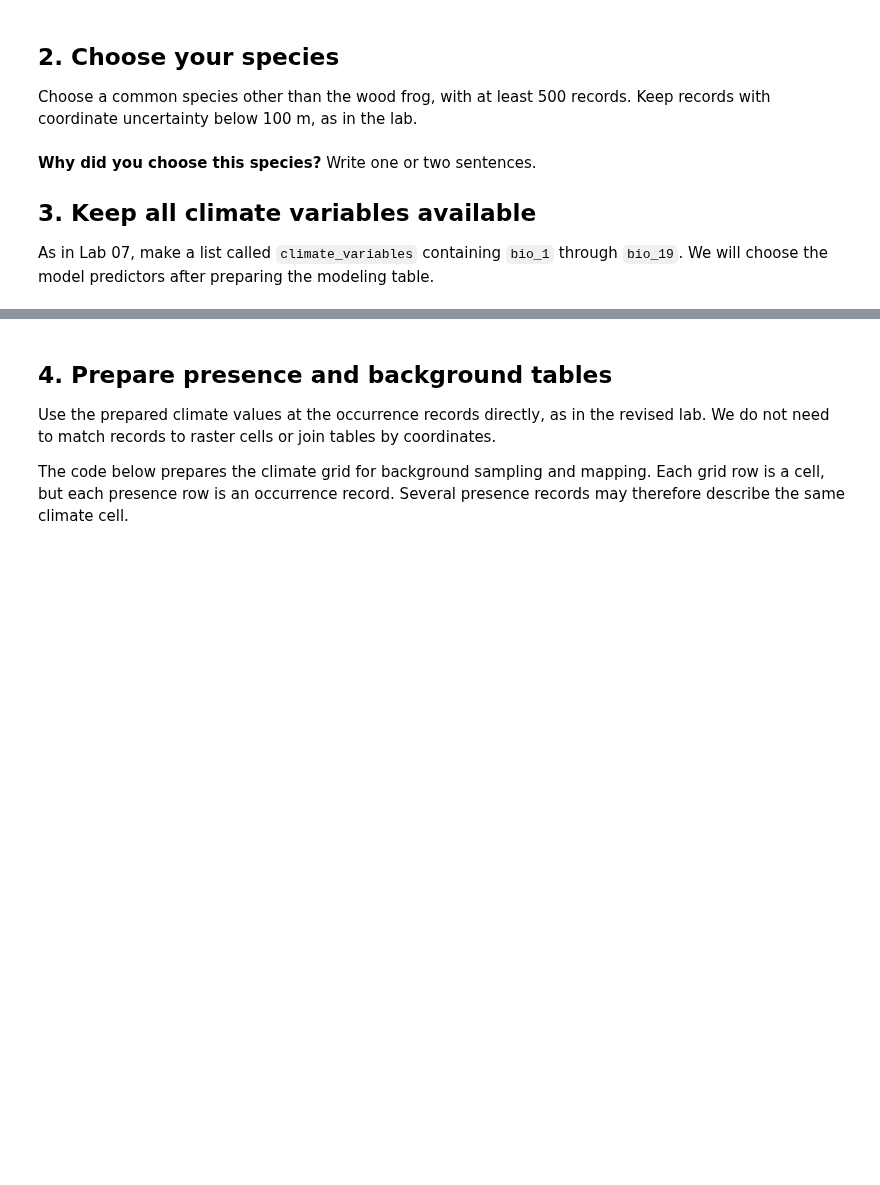
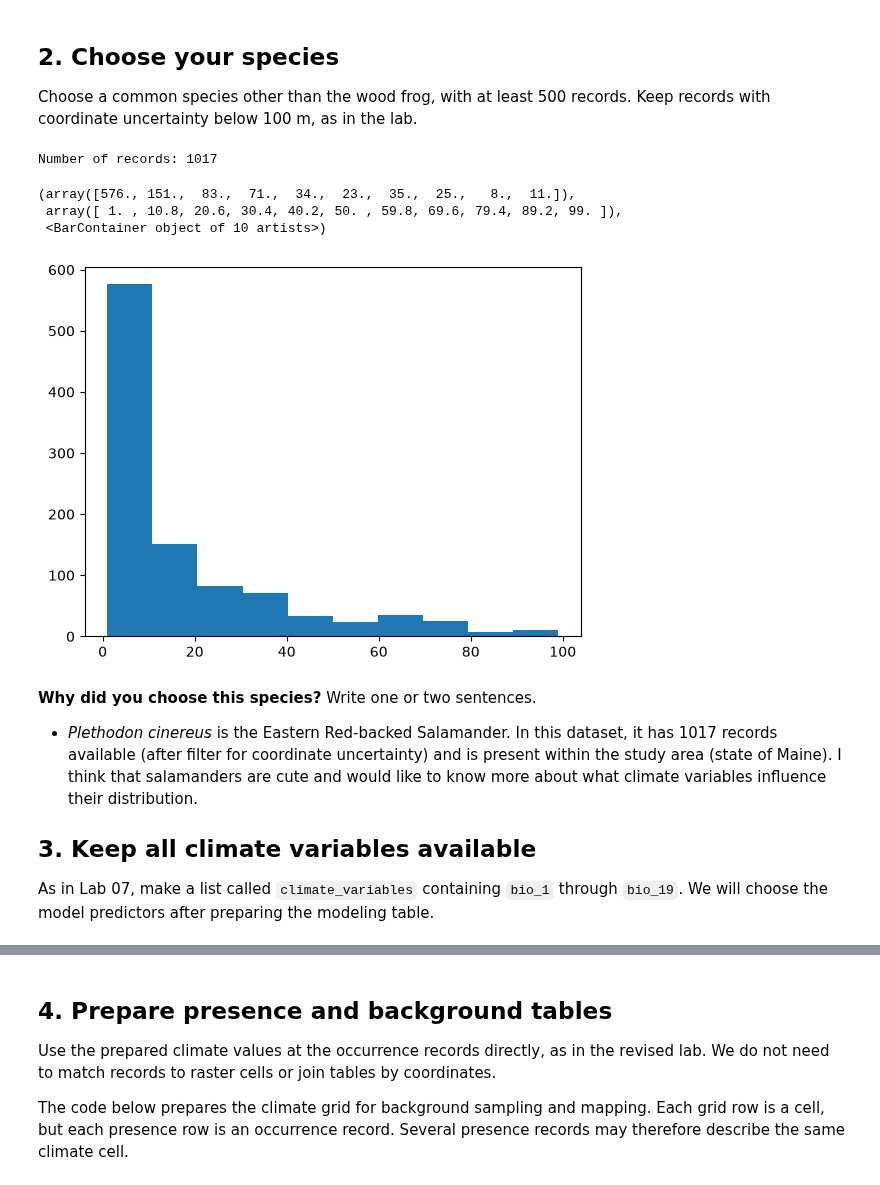
Before and after one commit to studentofwater/BIO597-SpatialBiodiversity, a Jupyter notebook: docs/assignments/Assignment-07-MachineLearningSDM.ipynb, the cells around one changed output, grey strips where cells are left out. Drawn from its saved outputs; the diff is of its cells as text; code cells hidden in the pictures; blank space fills up the shorter version.

```diff
--- a/docs/assignments/Assignment-07-MachineLearningSDM.ipynb
+++ b/docs/assignments/Assignment-07-MachineLearningSDM.ipynb
@@ -24,12 +47,24 @@ climate = xr.open_dataset("../data/maine_bioclim.nc")
 
 Choose a common species other than the wood frog, with at least 500 records. Keep records with coordinate uncertainty below 100 m, as in the lab.
 # %%
-target_species = "YOUR SPECIES HERE"
+target_species = "Plethodon cinereus"
 
-# Select your species and apply the uncertainty filter.
-# Store the result as presence and print its record count.
+presence = amphibians[amphibians["species"] == target_species].copy()
+presence = presence[presence["coordinateUncertaintyInMeters"] < 100].copy()
+
+print("Number of records:", len(presence))
+
+# Inspect the distribution of coordinate uncertainty
+plt.hist(presence["coordinateUncertaintyInMeters"])
+# %% [output]
+Number of records: 1017
+(array([576., 151.,  83.,  71.,  34.,  23.,  35.,  25.,   8.,  11.]),
+ array([ 1. , 10.8, 20.6, 30.4, 40.2, 50. , 59.8, 69.6, 79.4, 89.2, 99. ]),
+ <BarContainer object of 10 artists>)
+[figure, added]
 # %% [markdown]
 **Why did you choose this species?** Write one or two sentences.
+- *Plethodon cinereus* is the Eastern Red-backed Salamander. In this dataset, it has 1017 records available (after filter for coordinate uncertainty) and is present within the study area (state of Maine). I think that salamanders are cute and would like to know more about what climate variables influence their distribution.
 
 ## 3. Keep all climate variables available
 
```
Also changed, not shown: parts of 12 cells of this notebook, 1 other file.
